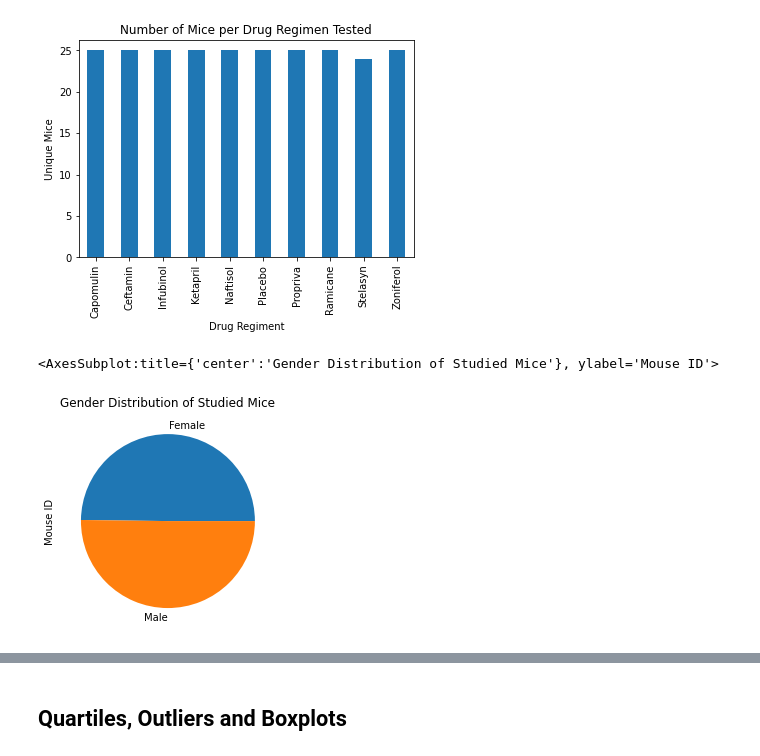
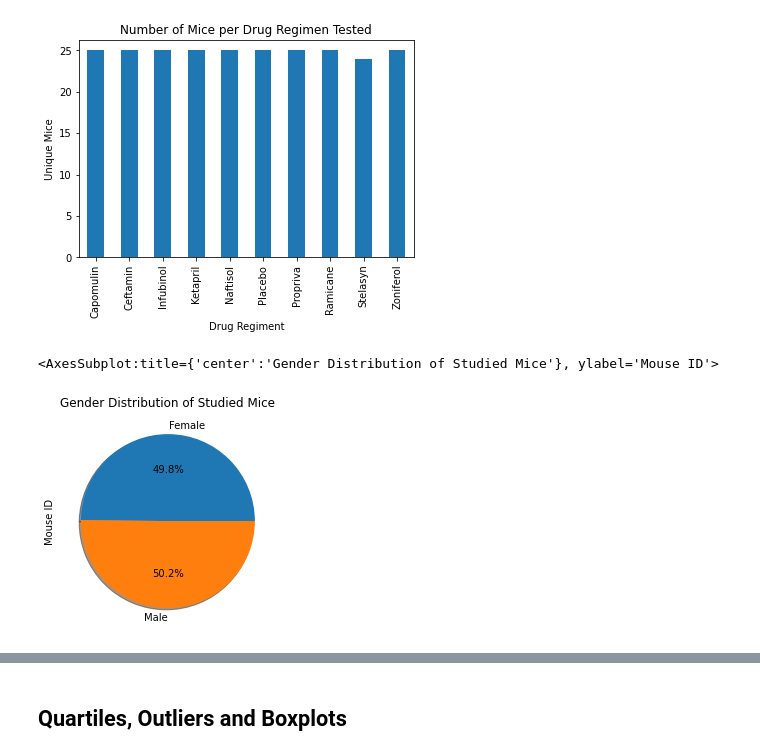
Before and after one commit to jmgeo/Matplotlib-Challenge, a Jupyter notebook: Pymaceuticals/pymaceuticals_starter.ipynb, the cells around one changed output, grey strips where cells are left out. Saved outputs shown, nothing was run; the diff lists cells and outputs as text; code cells hidden in the pictures.

Commit message:
Pie Charts look decent. Label issue on pyplot. Fix

```diff
--- a/Pymaceuticals/pymaceuticals_starter.ipynb
+++ b/Pymaceuticals/pymaceuticals_starter.ipynb
@@ -199,10 +199,12 @@ plt.show()
 [figure]
 # %%
 # Generate a pie plot showing the distribution of female versus male mice using pandas
+##nunique is awesome
+###percent documentation here: https://matplotlib.org/stable/api/_as_gen/matplotlib.pyplot.pie.html
 pd_pie_data = clean_combo_df.groupby('Sex').nunique()['Mouse ID']
-pd_pie_data.plot.pie(title='Gender Distribution of Studied Mice')
+pd_pie_data.plot.pie(title='Gender Distribution of Studied Mice', autopct='%1.1f%%', shadow=True)
 # %% [output]
 <AxesSubplot:title={'center':'Gender Distribution of Studied Mice'}, ylabel='Mouse ID'>
-[figure, old version]
+[figure, new version]
 # %%
 # Generate a pie plot showing the distribution of female versus male mice using pyplot
```
Also changed, not shown: parts of 1 cell of this notebook.
